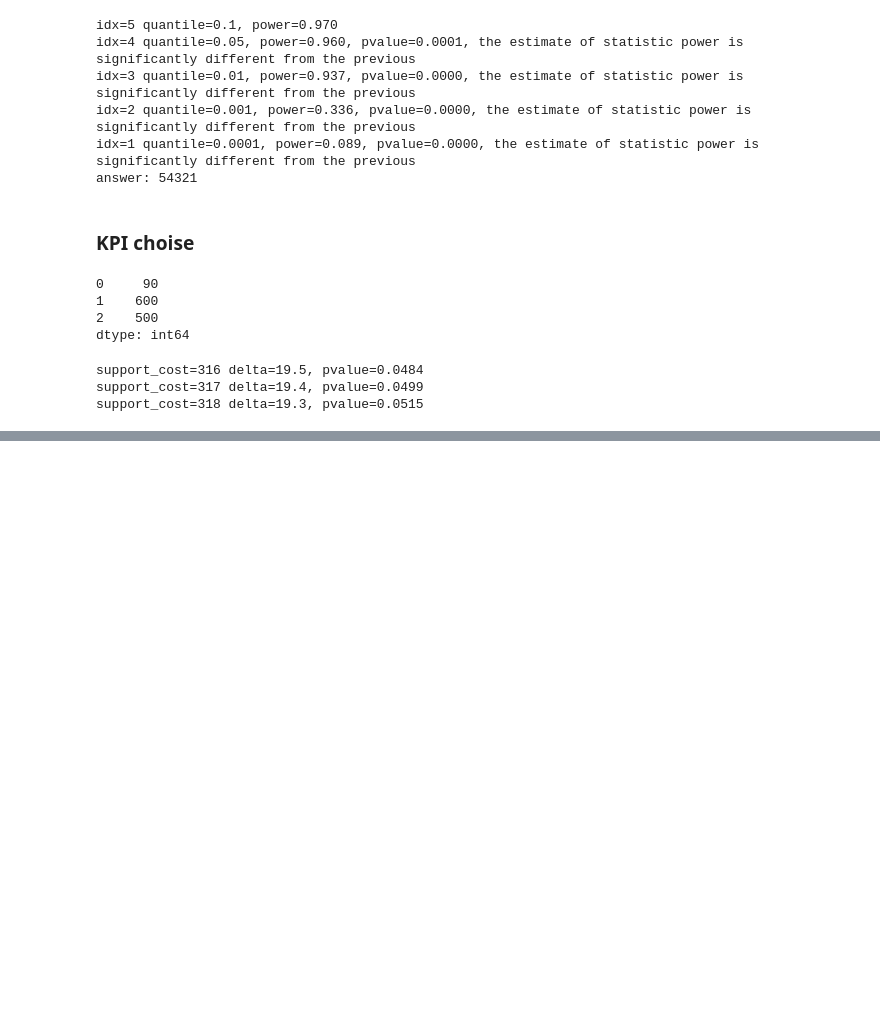
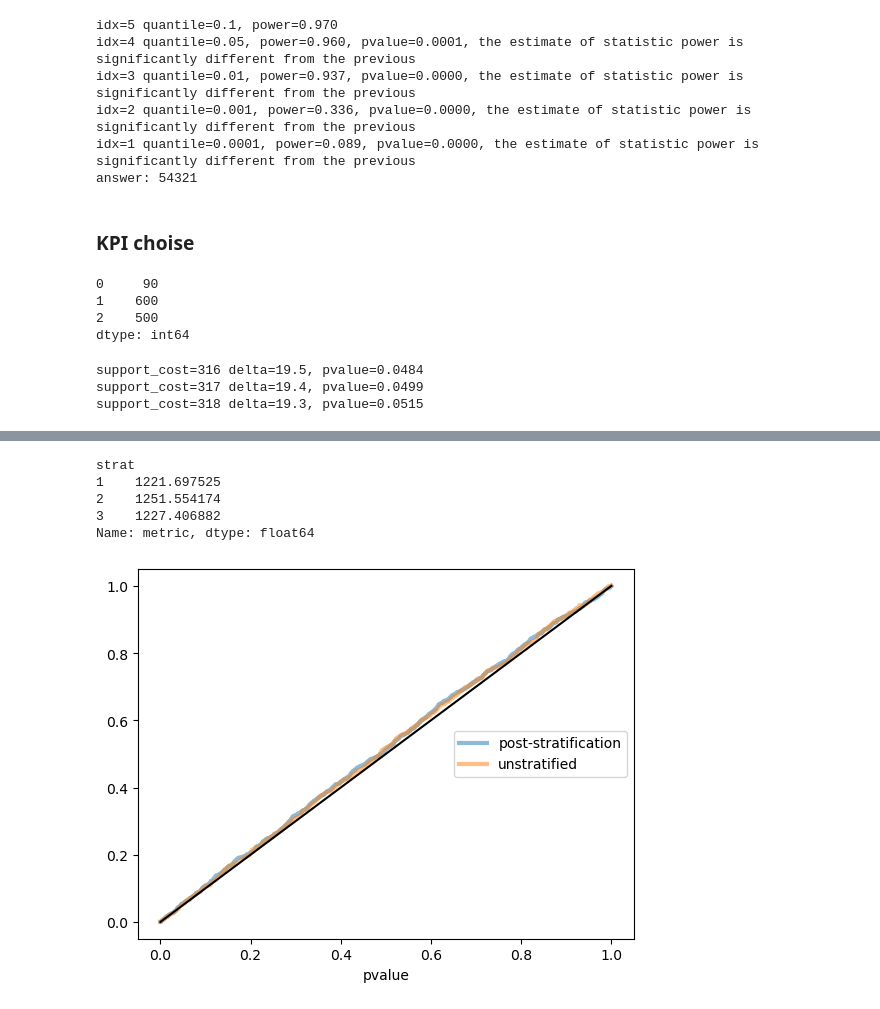
Before and after one commit to YanaOrf/AB_tests, a Jupyter notebook: Pizzeria_website_AB.ipynb, the cells around one changed output, grey strips where cells are left out. Drawn from its saved outputs; the diff is of its cells as text; code cells hidden in the pictures; blank space fills up the shorter version.

Commit message:
stratification has been added

```diff
--- a/Pizzeria_website_AB.ipynb
+++ b/Pizzeria_website_AB.ipynb
@@ -882,0 +954,9 @@ support_cost=318 delta=19.3, pvalue=0.0515
+# %%
+URL_BASE = 'https://raw.githubusercontent.com/ab-courses/simulator-ab-datasets/main/'
+
+def read_database(file_name):
+    return pd.read_csv(os.path.join(URL_BASE, file_name))
+
+df_sales = read_database('2022-04-01/2022-04-01T12_df_sales.csv')
+df_sales['date'] = pd.to_datetime(df_sales['date'])
+df_user_strats = read_database('user_strats.csv')
@@ -882,0 +988,11 @@ support_cost=318 delta=19.3, pvalue=0.0515
+# %%
+begin_date = datetime(2022, 3, 23)
+end_date = datetime(2022, 3, 30)
+df_metrics=(
+    df_sales[(df_sales['date']>=begin_date) & (df_sales['date']<=end_date)]
+    .groupby('user_id')[['price']].sum()
+    .rename(columns={'price':'metric'})
+    .reset_index()
+)
+df_metrics=pd.merge(df_metrics, df_user_strats, how='left', on='user_id')
+df_metrics.head()
@@ -882,0 +1006,40 @@ support_cost=318 delta=19.3, pvalue=0.0515
+# %%
+df_metrics.groupby('strat')['metric'].mean()
+# %% [output]
+strat
+1    1221.697525
+2    1251.554174
+3    1227.406882
+Name: metric, dtype: float64
+# %%
+# Poststratification
+sample_size = 1000
+weights = df_user_strats['strat'].value_counts(normalize=True).to_dict()
+effect = 0
+
+pvalues_random =[]
+pvalues_poststratified =[]
+
+for _ in tqdm (range(1000)):
+    control_users, pilot_users = np.random.choice(df_metrics['user_id'].values, (2, sample_size,), False)
+    df_control = df_metrics[df_metrics['user_id'].isin(control_users)].copy()
+    df_pilot = df_metrics[df_metrics['user_id'].isin(pilot_users)].copy()
+    df_pilot['metric'] += effect
+    pvalues_random.append(check_test(df_control, df_pilot))
+    pvalues_poststratified.append(check_stratified_test(df_control, df_pilot, weights))
+
+
+list_pvalues = [pvalues_random, pvalues_poststratified]
+list_titles = ['unstratified', 'post-stratification']
+
+X = np.linspace(0, 1, 1000)
+for pvalues, title in zip(reversed(list_pvalues), reversed(list_titles)):
+    pvalues = np.array(pvalues)
+    Y = [np.mean(pvalues < x) for x in X]
+    plt.plot(X, Y, alpha=0.5, linewidth=3, label=title)
+plt.xlabel('pvalue')
+plt.plot([0, 1], [0, 1], 'k')
+plt.legend(loc=5)
+plt.show()
+# %% [output]
+[figure, added]
```
Also changed, not shown: parts of 7 cells of this notebook.
